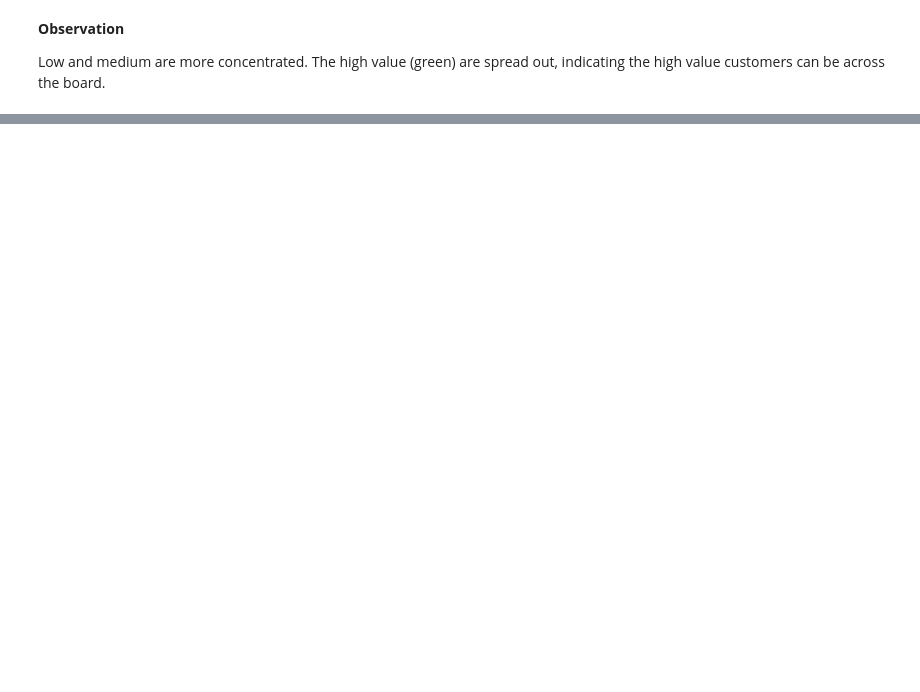
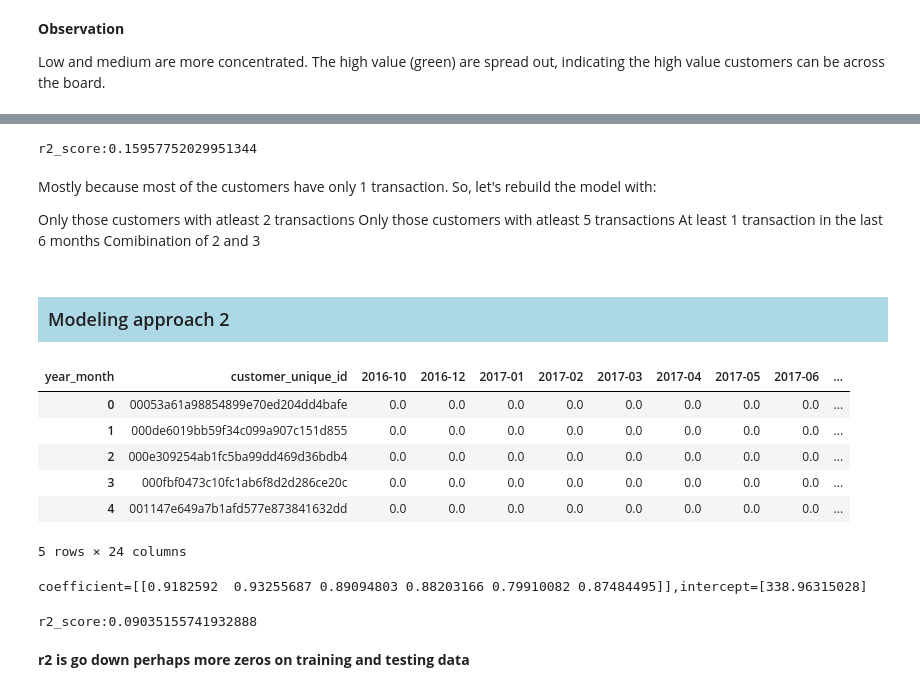
Before and after one commit to prasadPattuvamVeedu/portfolio_project---Estimating-customere-Lifetime-value-for-Bussiness, a Jupyter notebook: customere_lifetime_value_prediction.ipynb, the cells around one changed output, grey strips where cells are left out. Cells and saved outputs as stored; diff of their text form; code cells hidden in the pictures; blank space fills up the shorter version.

```diff
--- a/customere_lifetime_value_prediction.ipynb
+++ b/customere_lifetime_value_prediction.ipynb
@@ -1514,0 +1815,37 @@ Low and medium are more concentrated. The high value (green) are spread out, ind
+# %%
+print(f"r2_score:{r2_score(y_test,y_pred)}")
+# %% [output]
+r2_score:0.15957752029951344
+# %% [markdown]
+Mostly because most of the customers have only 1 transaction. So, let's rebuild the model with:
+
+Only those customers with atleast 2 transactions
+Only those customers with atleast 5 transactions
+At least 1 transaction in the last 6 months
+Comibination of 2 and 3
+# %% [markdown]
+<h3 style="background-color: lightblue; padding: 10px;">
+    Modeling approach 2
+</h3>
+# %%
+data_approach2 = (
+    data_sales["customer_unique_id"]
+    .value_counts()
+    .loc[lambda x: x > 1]
+    .index
+)
+data_sales_apprch2 = (
+    data_sales_pivot
+    .loc[data_sales_pivot["customer_unique_id"].isin(data_approach2), :]
+    .reset_index(drop=True)
+)
+# %%
+data_sales_apprch2.head()
+# %% [output]
+| year_month | customer_unique_id | 2016-10 | 2016-12 | 2017-01 | 2017-02 | 2017-03 | 2017-04 | 2017-05 | 2017-06 | ... |
+| 0 | 00053a61a98854899e70ed204dd4bafe | 0.0 | 0.0 | 0.0 | 0.0 | 0.0 | 0.0 | 0.0 | 0.0 | ... |
+| 1 | 000de6019bb59f34c099a907c151d855 | 0.0 | 0.0 | 0.0 | 0.0 | 0.0 | 0.0 | 0.0 | 0.0 | ... |
+| 2 | 000e309254ab1fc5ba99dd469d36bdb4 | 0.0 | 0.0 | 0.0 | 0.0 | 0.0 | 0.0 | 0.0 | 0.0 | ... |
+| 3 | 000fbf0473c10fc1ab6f8d2d286ce20c | 0.0 | 0.0 | 0.0 | 0.0 | 0.0 | 0.0 | 0.0 | 0.0 | ... |
+| 4 | 001147e649a7b1afd577e873841632dd | 0.0 | 0.0 | 0.0 | 0.0 | 0.0 | 0.0 | 0.0 | 0.0 | ... |
+5 rows × 24 columns
@@ -1514,0 +1857,15 @@ Low and medium are more concentrated. The high value (green) are spread out, ind
+# %%
+from sklearn.linear_model import LinearRegression
+lr=LinearRegression()
+lr.fit(x_train,y_train)
+print(f"coefficient={lr.coef_},intercept={lr.intercept_}")
+
+y_pred=lr.predict(x_test)
+# %% [output]
+coefficient=[[0.9182592  0.93255687 0.89094803 0.88203166 0.79910082 0.87484495]],intercept=[338.96315028]
+# %%
+print(f"r2_score:{r2_score(y_test,y_pred)}")
+# %% [output]
+r2_score:0.09035155741932888
+# %% [markdown]
+__r2 is go down perhaps more zeros on training and testing data__
```
Also changed, not shown: parts of 74 cells of this notebook.
